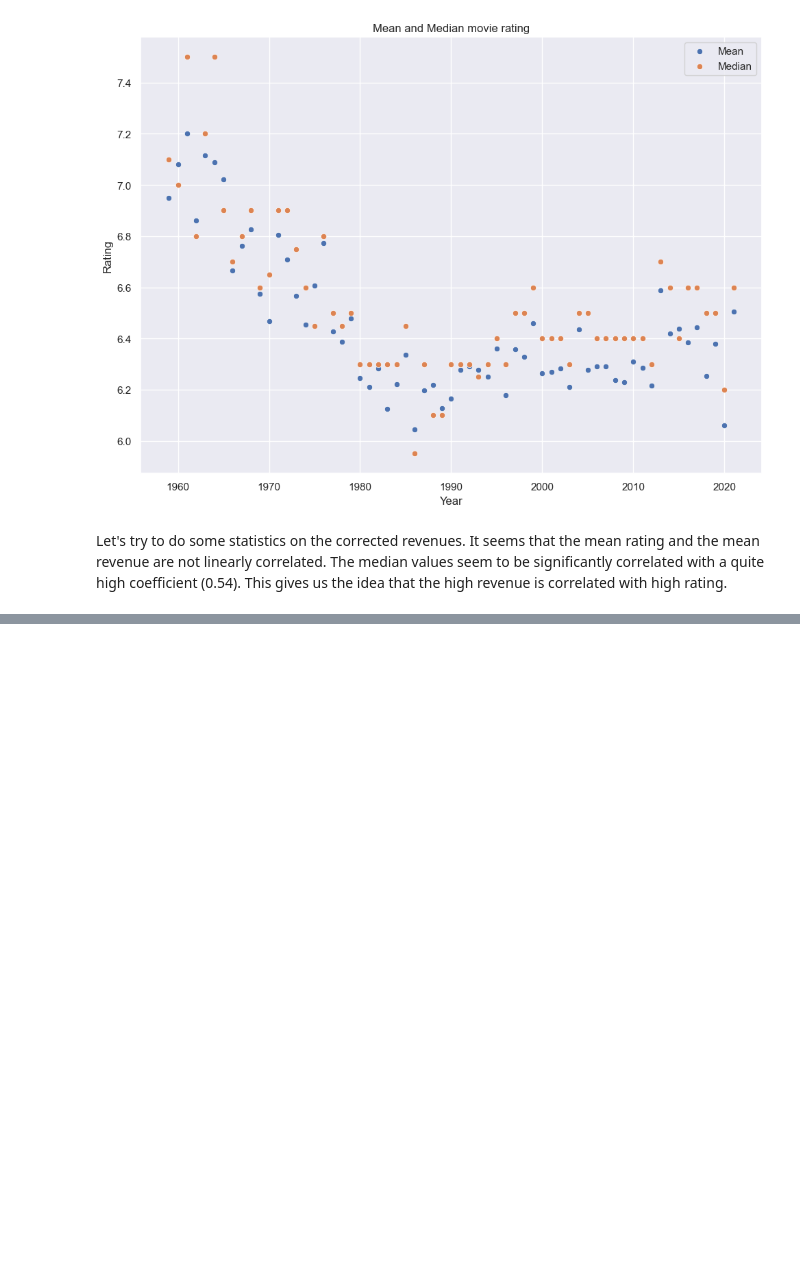
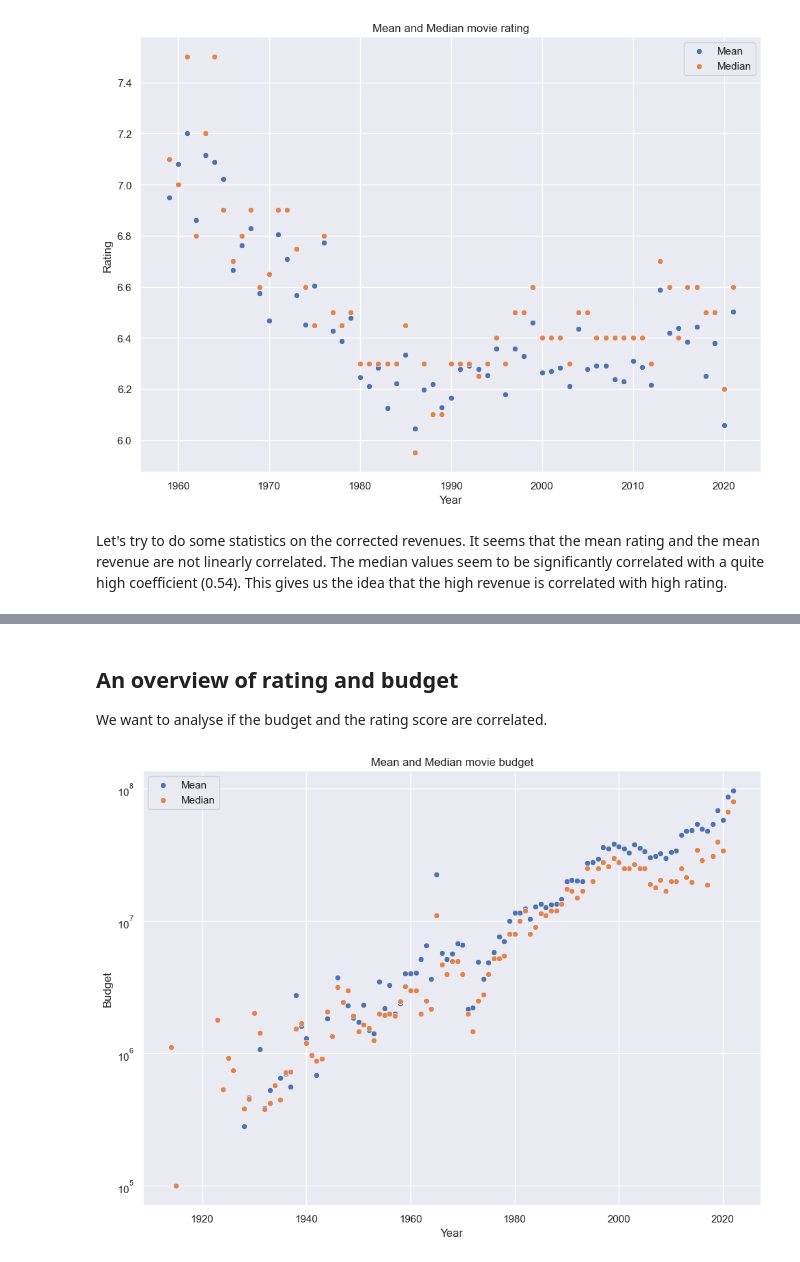
Before and after one commit to epfl-ada/ada-2022-project-nolemonnomelon, a Jupyter notebook: Exploratory.ipynb, the cells around one changed output, grey strips where cells are left out. Cells and saved outputs as stored; diff of their text form; code cells hidden in the pictures; blank space fills up the shorter version.

```diff
--- a/Exploratory.ipynb
+++ b/Exploratory.ipynb
@@ -263,0 +426,38 @@ stats.pearsonr(inflation_median_rating,inflation_median_revenue)
+# %% [markdown]
+## An overview of rating and budget
+
+We want to analyse if the budget and the rating score are correlated.
+# %%
+budget_rating = df_movie.copy()
+budget_rating = budget_rating.dropna(subset=['budget', 'averageRating'])
+# %%
+years = budget_rating['Movie release date'].unique()
+mean_budget = np.zeros_like(years)
+median_budget = np.zeros_like(years)
+mean_rating = np.zeros_like(years)
+median_rating = np.zeros_like(years)
+for i,y in enumerate(years):
+
+    bud = budget_rating.loc[budget_rating['Movie release date'] == y]['budget']
+    rat = budget_rating.loc[budget_rating['Movie release date'] == y]['averageRating']
+
+    mean = np.mean(bud)
+    median = np.median(bud)
+    mean_budget[i] = mean
+    median_budget[i] = median
+
+    mean = np.mean(rat)
+    median = np.median(rat)
+    mean_rating[i] = mean
+    median_rating[i] = median
+# %%
+sns.set(rc={'figure.figsize':(11.7,8.27)})
+splot = sns.scatterplot(x=years, y=mean_budget,label='Mean')
+splot = sns.scatterplot(x=years, y=median_budget,label='Median')
+splot.set(yscale="log")
+plt.title('Mean and Median movie budget')
+plt.xlabel('Year')
+plt.ylabel('Budget')
+plt.show()
+# %% [output]
+[figure, added]
```
Also changed, not shown: parts of 42 cells of this notebook.
